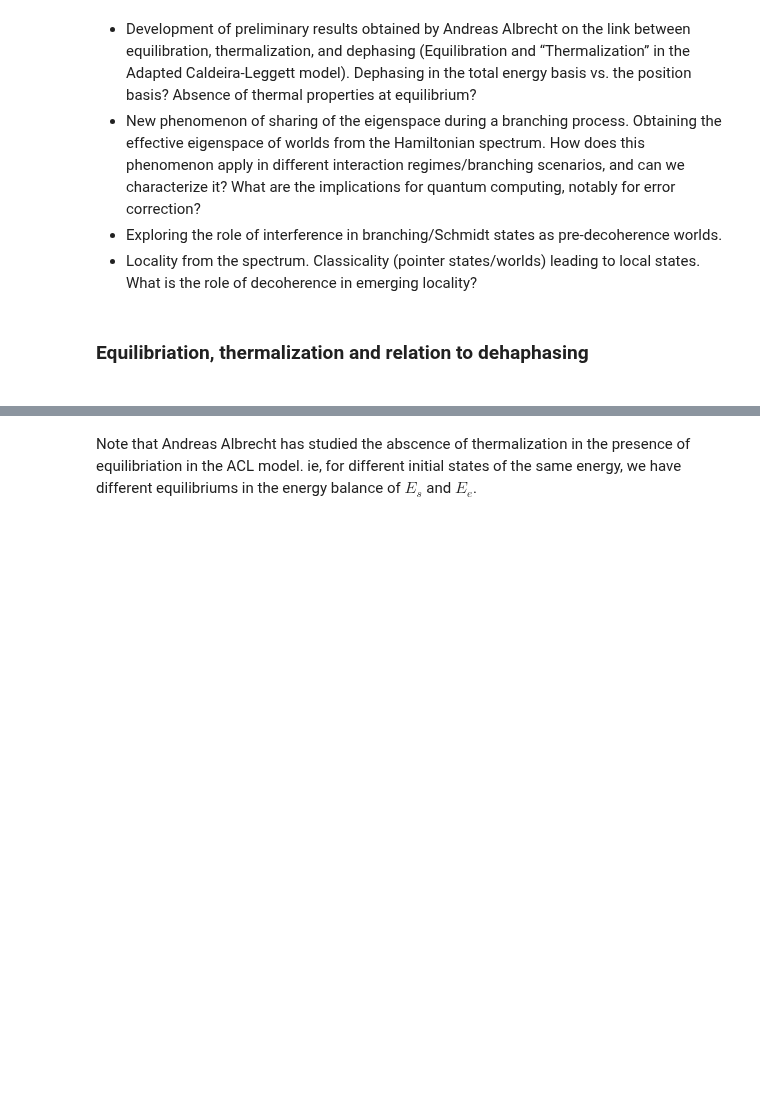
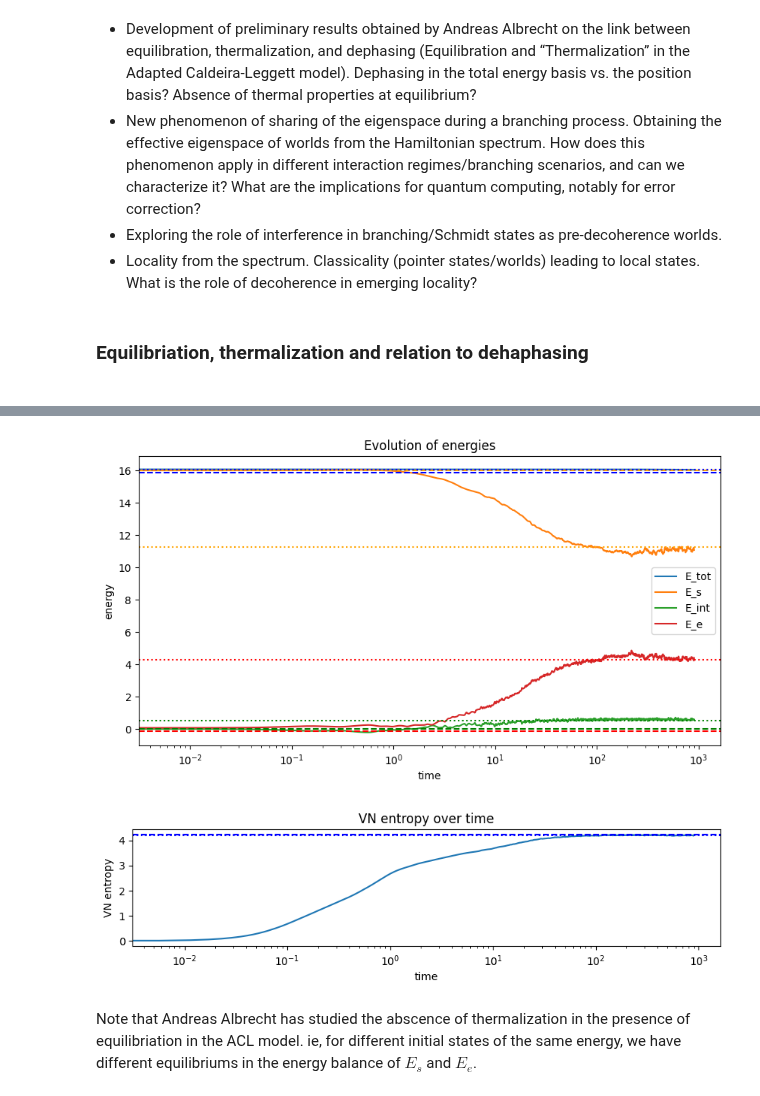
Before and after one commit to MarinAndreGirard/ACL, a Jupyter notebook: Working/The_ACL_model_in_action.ipynb, the cells around one changed output, grey strips where cells are left out. Saved outputs shown, nothing was run; the diff lists cells and outputs as text; code cells hidden in the pictures; blank space fills up the shorter version.

```diff
--- a/Working/The_ACL_model_in_action.ipynb
+++ b/Working/The_ACL_model_in_action.ipynb
@@ -162,3 +123,66 @@ print(entropy)
+# %%
+file_name="ACL_eq_4_extended"
+H_list=load_H_list(file_name)
+result=load_result(file_name)
+tlist=load_tlist(file_name)
+
+[E_tot,E_s,E_int,E_e]=exp_val_time(result, H_list, tlist)
+
+#getting exp with random dephasing
+coherent_state_init=result.states[0]
+
+state_rd_dephase=random_dephasing(coherent_state_init)
+exp_1=exp_val(state_rd_dephase, H_list)
+
+#Getting exp with energy dephasing
+H=H_list[1]
+eigenenergies,eigenstates=H.eigenstates()
+
+dephased_in_ener=random_dephasing_energy_basis(coherent_state_init,H_list)
+dephased_state=dephased_in_ener[-1][0]*eigenstates[-1]
+# %%
+info=list(load_param(file_name))
+d1=info[0]
+d2=info[1]
+d=d1*d2
+for i in range(d-1):
+    dephased_state=dephased_state+dephased_in_ener[i][0]*eigenstates[i]
+exp_2=exp_val(dephased_state,H_list)
+
+densi=dephased_state*dephased_state.dag()
+density_matrix = qt.ptrace(densi, [0])  # Calculate the density matrix at the specified time
+entropy_value_2 = -np.sum(np.nan_to_num(np.log2(np.linalg.eigvals(density_matrix.full())) * np.linalg.eigvals(density_matrix.full())))
+entropy_value_1=max(compute_VN_time(result,tlist))
+
+plt.figure(figsize=(10, 5))
+plt.plot(tlist,E_tot)
+plt.plot(tlist,E_s)
+plt.plot(tlist,E_int)
+plt.plot(tlist,E_e)
+plt.axhline(y=exp_1[0], color='blue', linestyle='--')
+plt.axhline(y=exp_1[1], color='orange', linestyle='--')
+plt.axhline(y=exp_1[2], color='green', linestyle='--')
+plt.axhline(y=exp_1[3], color='red', linestyle='--')
+plt.axhline(y=exp_2[0], color='blue', linestyle=':')
+plt.axhline(y=exp_2[1], color='orange', linestyle=':')
+plt.axhline(y=exp_2[2], color='green', linestyle=':')
+plt.axhline(y=exp_2[3], color='red', linestyle=':')
+
+plt.xscale("log")
+plt.legend(["E_tot","E_s","E_int","E_e"])
+plt.title("Evolution of energies")
+plt.xlabel("time")
+plt.ylabel("energy")
+plt.show()
+
+plot_VN(result,tlist,1)
+plt.axhline(y=entropy_value_1, color='blue', linestyle='--')
+plt.axhline(y=entropy_value_2, color='blue', linestyle=':')
+
+plt.show()
+# %% [output]
+[figure, added]
+[figure, added]
 # %% [markdown]
 Note that Andreas Albrecht has studied the abscence of thermalization in the presence of equilibriation in the ACL model. ie, for different initial states of the same energy, we have different equilibriums in the energy balance of $E_s$ and $E_e$.
 # %% [markdown]
```
Also changed, not shown: parts of 21 cells of this notebook, 9 other files.
